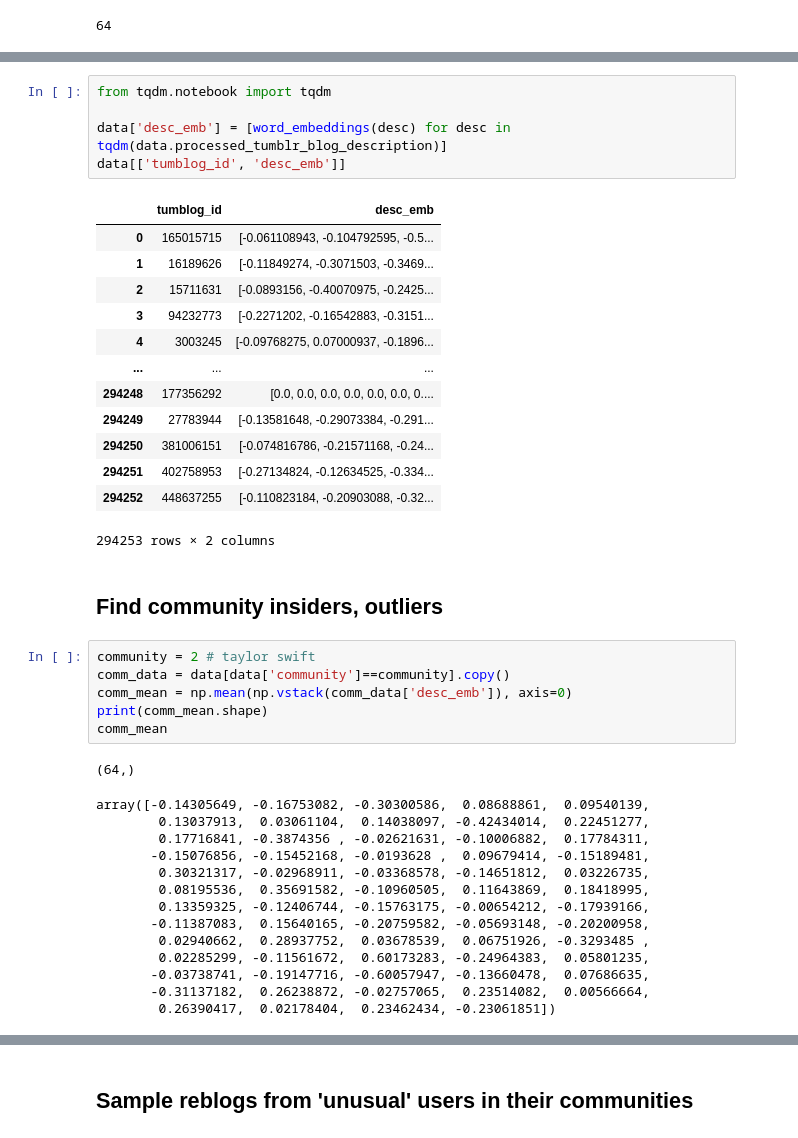
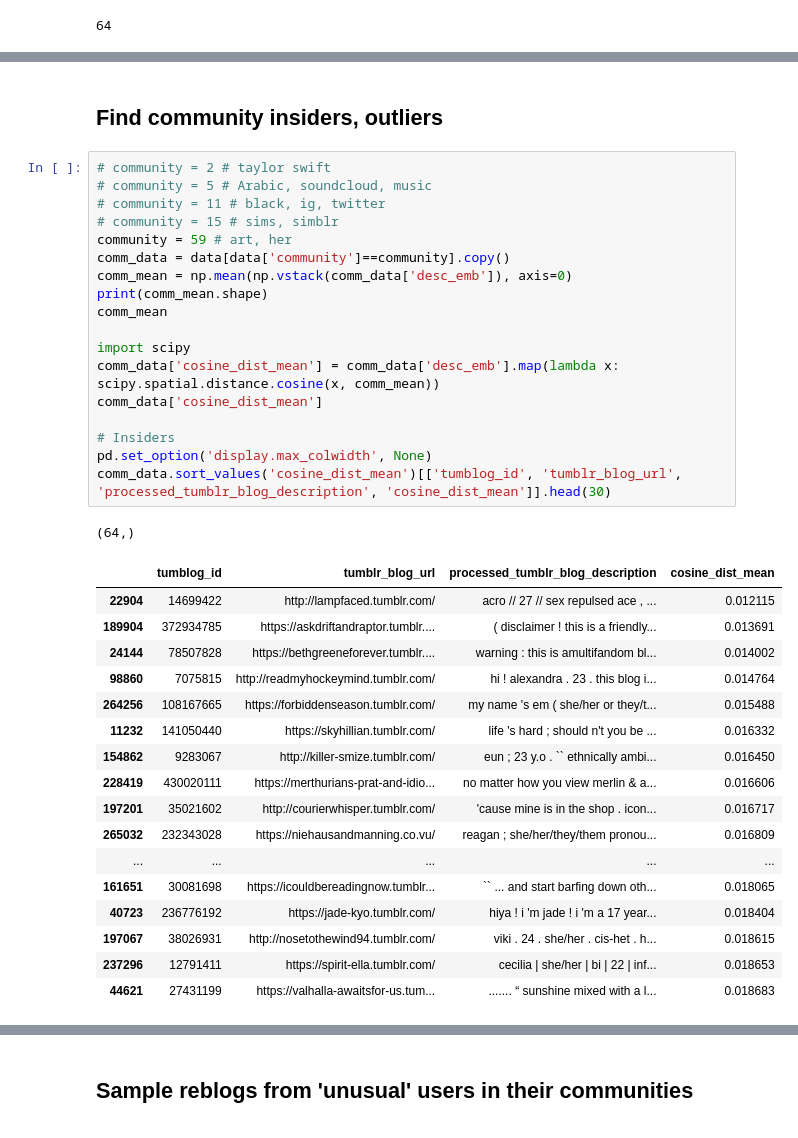
Before and after one commit to michaelmilleryoder/tumblr_community_identity, a Jupyter notebook: jupyter/check_reblogs.ipynb, the cells around one changed output, grey strips where cells are left out. Saved outputs shown, nothing was run; the diff lists cells and outputs as text.

```diff
--- a/jupyter/check_reblogs.ipynb
+++ b/jupyter/check_reblogs.ipynb
@@ -118,42 +123,39 @@ data[['tumblog_id', 'community']]
-# %%
-from tqdm.notebook import tqdm
-
-data['desc_emb'] = [word_embeddings(desc) for desc in tqdm(data.processed_tumblr_blog_description)]
-data[['tumblog_id', 'desc_emb']]
-# %% [output]
-|  | tumblog_id | desc_emb |
-| 0 | 165015715 | [-0.061108943, -0.104792595, -0.5... |
-| 1 | 16189626 | [-0.11849274, -0.3071503, -0.3469... |
-| 2 | 15711631 | [-0.0893156, -0.40070975, -0.2425... |
-| 3 | 94232773 | [-0.2271202, -0.16542883, -0.3151... |
-| 4 | 3003245 | [-0.09768275, 0.07000937, -0.1896... |
-| ... | ... | ... |
-| 294248 | 177356292 | [0.0, 0.0, 0.0, 0.0, 0.0, 0.0, 0.... |
-| 294249 | 27783944 | [-0.13581648, -0.29073384, -0.291... |
-| 294250 | 381006151 | [-0.074816786, -0.21571168, -0.24... |
-| 294251 | 402758953 | [-0.27134824, -0.12634525, -0.334... |
-| 294252 | 448637255 | [-0.110823184, -0.20903088, -0.32... |
-294253 rows × 2 columns
 # %% [markdown]
 ## Find community insiders, outliers
 # %%
-community = 2 # taylor swift
+# community = 2 # taylor swift
+# community = 5 # Arabic, soundcloud, music
+# community = 11 # black, ig, twitter
+# community = 15 # sims, simblr
+community = 59 # art, her
 comm_data = data[data['community']==community].copy()
 comm_mean = np.mean(np.vstack(comm_data['desc_emb']), axis=0)
 print(comm_mean.shape)
 comm_mean
+
+import scipy
+comm_data['cosine_dist_mean'] = comm_data['desc_emb'].map(lambda x: scipy.spatial.distance.cosine(x, comm_mean))
+comm_data['cosine_dist_mean']
+
+# Insiders
+pd.set_option('display.max_colwidth', None)
+comm_data.sort_values('cosine_dist_mean')[['tumblog_id', 'tumblr_blog_url', 'processed_tumblr_blog_description', 'cosine_dist_mean']].head(30)
 # %% [output]
 (64,)
-array([-0.14305649, -0.16753082, -0.30300586,  0.08688861,  0.09540139,
-        0.13037913,  0.03061104,  0.14038097, -0.42434014,  0.22451277,
-        0.17716841, -0.3874356 , -0.02621631, -0.10006882,  0.17784311,
-       -0.15076856, -0.15452168, -0.0193628 ,  0.09679414, -0.15189481,
-        0.30321317, -0.02968911, -0.03368578, -0.14651812,  0.03226735,
-        0.08195536,  0.35691582, -0.10960505,  0.11643869,  0.18418995,
-        0.13359325, -0.12406744, -0.15763175, -0.00654212, -0.17939166,
-       -0.11387083,  0.15640165, -0.20759582, -0.05693148, -0.20200958,
-        0.02940662,  0.28937752,  0.03678539,  0.06751926, -0.3293485 ,
-        0.02285299, -0.11561672,  0.60173283, -0.24964383,  0.05801235,
-       -0.03738741, -0.19147716, -0.60057947, -0.13660478,  0.07686635,
-       -0.31137182,  0.26238872, -0.02757065,  0.23514082,  0.00566664,
-        0.26390417,  0.02178404,  0.23462434, -0.23061851])
+|  | tumblog_id | tumblr_blog_url | processed_tumblr_blog_description | cosine_dist_mean |
+| 22904 | 14699422 | http://lampfaced.tumblr.com/ | acro // 27 // sex repulsed ace , ... | 0.012115 |
+| 189904 | 372934785 | https://askdriftandraptor.tumblr.... | ( disclaimer ! this is a friendly... | 0.013691 |
+| 24144 | 78507828 | https://bethgreeneforever.tumblr.... | warning : this is amultifandom bl... | 0.014002 |
+| 98860 | 7075815 | http://readmyhockeymind.tumblr.com/ | hi ! alexandra . 23 . this blog i... | 0.014764 |
+| 264256 | 108167665 | https://forbiddenseason.tumblr.com/ | my name 's em ( she/her or they/t... | 0.015488 |
+| 11232 | 141050440 | https://skyhillian.tumblr.com/ | life 's hard ; should n't you be ... | 0.016332 |
+| 154862 | 9283067 | http://killer-smize.tumblr.com/ | eun ; 23 y.o . `` ethnically ambi... | 0.016450 |
+| 228419 | 430020111 | https://merthurians-prat-and-idio... | no matter how you view merlin & a... | 0.016606 |
+| 197201 | 35021602 | http://courierwhisper.tumblr.com/ | 'cause mine is in the shop . icon... | 0.016717 |
+| 265032 | 232343028 | https://niehausandmanning.co.vu/ | reagan ; she/her/they/them pronou... | 0.016809 |
+| ... | ... | ... | ... | ... |
+| 161651 | 30081698 | https://icouldbereadingnow.tumblr... | `` ... and start barfing down oth... | 0.018065 |
+| 40723 | 236776192 | https://jade-kyo.tumblr.com/ | hiya ! i 'm jade ! i 'm a 17 year... | 0.018404 |
+| 197067 | 38026931 | http://nosetothewind94.tumblr.com/ | viki . 24 . she/her . cis-het . h... | 0.018615 |
+| 237296 | 12791411 | https://spirit-ella.tumblr.com/ | cecilia | she/her | bi | 22 | inf... | 0.018653 |
+| 44621 | 27431199 | https://valhalla-awaitsfor-us.tum... | ....... “ sunshine mixed with a l... | 0.018683 |
```
Also changed, not shown: parts of 14 cells of this notebook, 3 other files.
